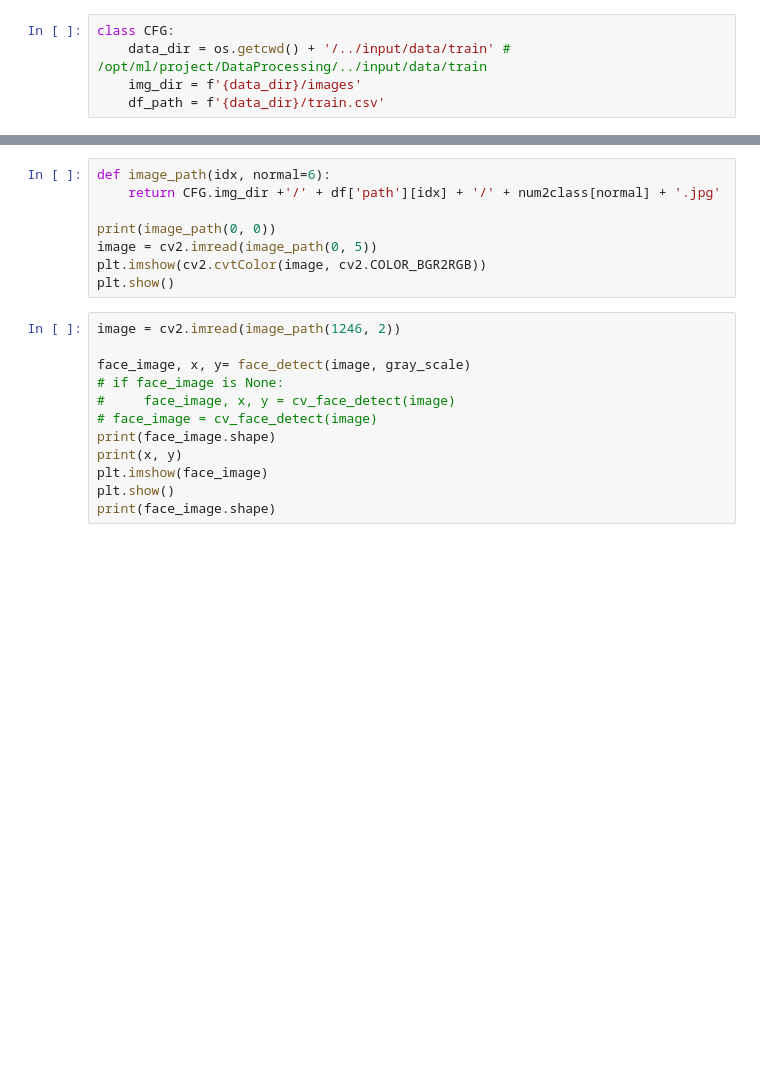
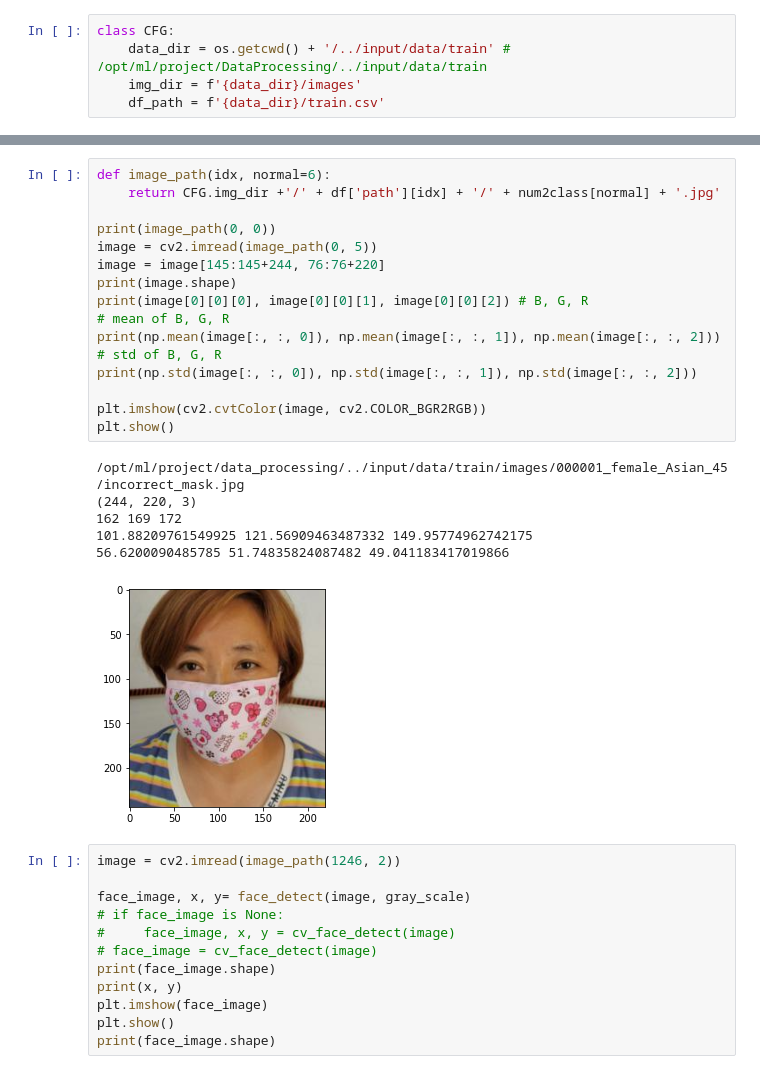
Before and after one commit to boostcampaitech4cv2/level1_imageclassification_cv-leve1-cv-17, a Jupyter notebook: data_processing/faceRect.ipynb, the cells around one changed output, grey strips where cells are left out. Saved outputs shown, nothing was run; the diff lists cells and outputs as text; blank space fills up the shorter version.

```diff
--- a/data_processing/faceRect.ipynb
+++ b/data_processing/faceRect.ipynb
@@ -33,11 +58,26 @@ df['path']
 # %%
 def image_path(idx, normal=6):
     return CFG.img_dir +'/' + df['path'][idx] + '/' + num2class[normal] + '.jpg'
 
 print(image_path(0, 0))
 image = cv2.imread(image_path(0, 5))
+image = image[145:145+244, 76:76+220]
+print(image.shape)
+print(image[0][0][0], image[0][0][1], image[0][0][2]) # B, G, R
+# mean of B, G, R
+print(np.mean(image[:, :, 0]), np.mean(image[:, :, 1]), np.mean(image[:, :, 2]))
+# std of B, G, R
+print(np.std(image[:, :, 0]), np.std(image[:, :, 1]), np.std(image[:, :, 2]))
+
 plt.imshow(cv2.cvtColor(image, cv2.COLOR_BGR2RGB))
 plt.show()
+# %% [output]
+/opt/ml/project/data_processing/../input/data/train/images/000001_female_Asian_45/incorrect_mask.jpg
+(244, 220, 3)
+162 169 172
+101.88209761549925 121.56909463487332 149.95774962742175
+56.6200090485785 51.74835824087482 49.041183417019866
+[figure, added]
 # %%
 image = cv2.imread(image_path(1246, 2))
 
```
Also changed, not shown: parts of 8 cells of this notebook, 22 other files.
